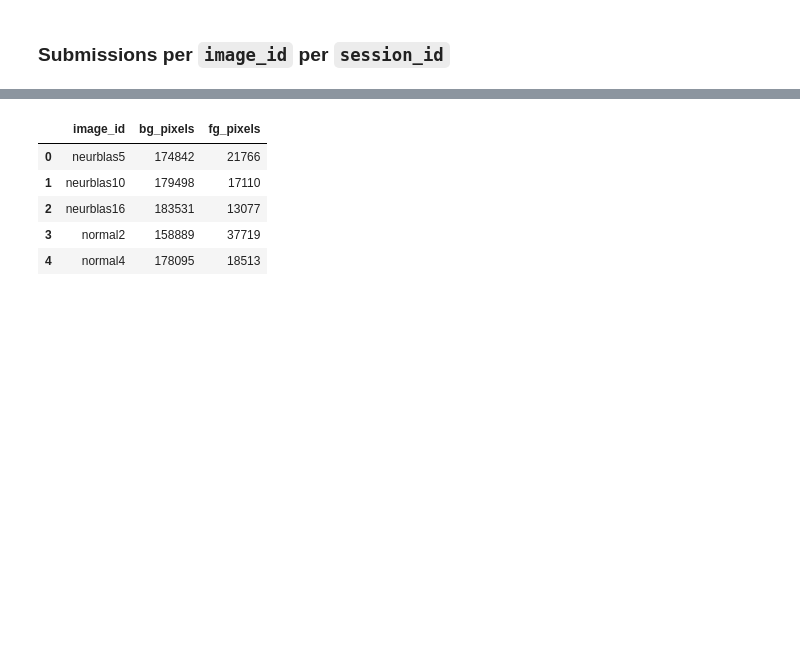
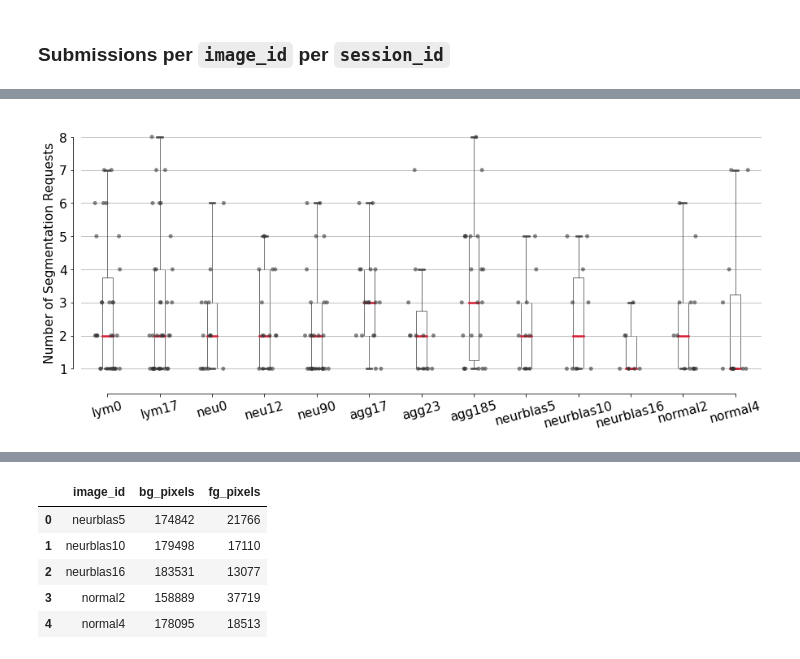
Before and after one commit to soupwaylee/masters-thesis-grabcut-cp-evaluation, a Jupyter notebook: interaction_eval.ipynb, the cells around one changed output, grey strips where cells are left out. Drawn from its saved outputs; the diff is of its cells as text; code cells hidden in the pictures; blank space fills up the shorter version.

```diff
--- a/interaction_eval.ipynb
+++ b/interaction_eval.ipynb
@@ -250,0 +260,30 @@ See the caveats in the documentation: https://pandas.pydata.org/pandas-docs/stab
+# %%
+# sns.set_style("ticks")
+sns.set_style({
+    'xtick.top': False,
+    'ytick.right': False,
+})
+
+f, ax = plt.subplots(figsize=(15, 6))
+
+PROPS = {
+    'boxprops':{'facecolor':'none'},
+    'medianprops':{'color':'#d71c33', 'linewidth': 2.5},
+    # 'whiskerprops':{'linewidth': 2.5},
+    'capprops':{'linewidth': 2.5}
+}
+
+b = sns.boxplot(x='image_id', y='total_submissions', data=df_submissions_per_image_per_session, showfliers = False, width=.2, linewidth=0.75, whis=1.8, **PROPS)
+
+sns.stripplot(x='image_id', y='total_submissions', data=df_submissions_per_image_per_session, size=5, color=".2", alpha=.6, jitter=0.25)
+
+ax.yaxis.grid(True)
+ax.set(ylabel="Number of Segmentation Requests")
+ax.set(xlabel="")
+ax.set_ylim([0.5, 8.5])
+sns.despine(offset=10, trim=True)
+plt.xticks(rotation=15)
+
+plt.savefig(f"plots/submissions.png", bbox_inches='tight')
+# %% [output]
+[figure, added]
```
Also changed, not shown: parts of 30 cells of this notebook, 4 other files.
